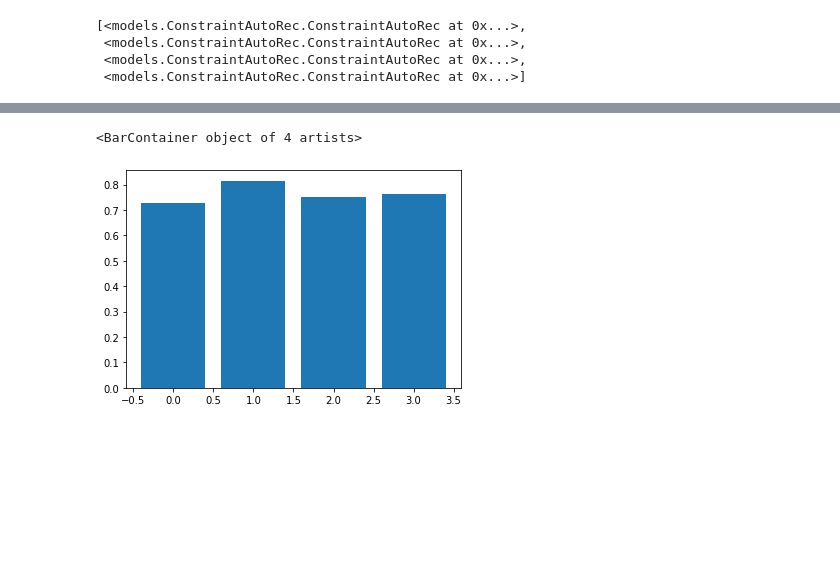
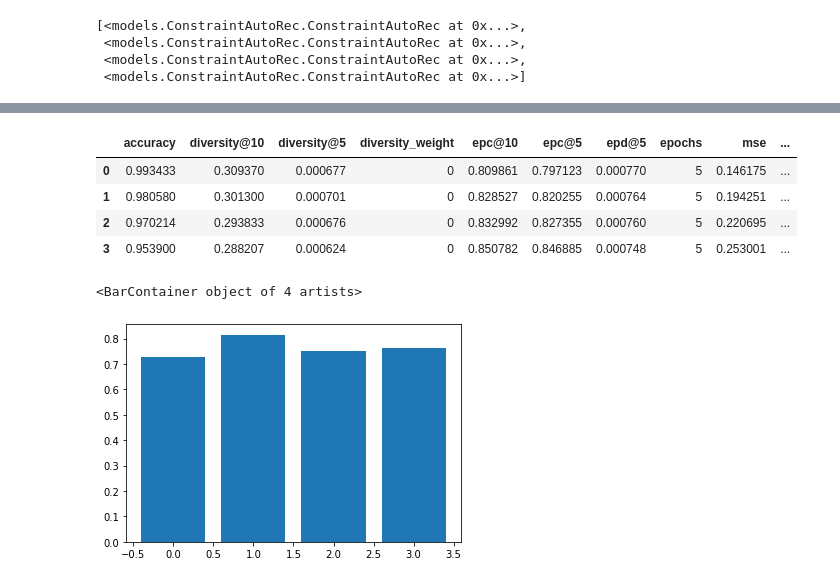
Before and after one commit to HennerM/rs-ml-with-constraints, a Jupyter notebook: EvaluationNotebook.ipynb, the cells around one changed output, grey strips where cells are left out. Saved outputs shown, nothing was run; the diff lists cells and outputs as text; code cells hidden in the pictures; blank space fills up the shorter version.

Commit message:
[REFACTOR] make evaluation to class

```diff
--- a/EvaluationNotebook.ipynb
+++ b/EvaluationNotebook.ipynb
@@ -50,6 +50,7 @@ models
  <models.ConstraintAutoRec.ConstraintAutoRec at 0x...>,
  <models.ConstraintAutoRec.ConstraintAutoRec at 0x...>]
 # %%
-eval_data = evaluation.evaluate_models(models, utils.common.movie_lens)
+ev = evaluation.Evaluation(utils.common.movie_lens)
+big_eval = ev.evaluate_models(models)
 eval_data.head()
 # %% [output]
@@ -58,6 +76,14 @@ eval_data.head()
 | 1 | 0.891598 | 0.296547 | 0.147810 | 0 | 0.815188 | 0.810332 | 0.169179 | 20 | 0.237496 | ... |
 | 2 | 0.859730 | 0.269714 | 0.129205 | 0 | 0.752825 | 0.742493 | 0.164829 | 20 | 0.265736 | ... |
 | 3 | 0.822217 | 0.266285 | 0.118318 | 0 | 0.763332 | 0.748306 | 0.161816 | 20 | 0.309332 | ... |
+# %%
+big_eval
+# %% [output]
+|  | accuracy | diversity@10 | diversity@5 | diversity_weight | epc@10 | epc@5 | epd@5 | epochs | mse | ... |
+| 0 | 0.993433 | 0.309370 | 0.000677 | 0 | 0.809861 | 0.797123 | 0.000770 | 5 | 0.146175 | ... |
+| 1 | 0.980580 | 0.301300 | 0.000701 | 0 | 0.828527 | 0.820255 | 0.000764 | 5 | 0.194251 | ... |
+| 2 | 0.970214 | 0.293833 | 0.000676 | 0 | 0.832992 | 0.827355 | 0.000760 | 5 | 0.220695 | ... |
+| 3 | 0.953900 | 0.288207 | 0.000624 | 0 | 0.850782 | 0.846885 | 0.000748 | 5 | 0.253001 | ... |
 # %%
 plt.bar(eval_data.index, eval_data['epc@10'])
 # %% [output]
```
Also changed, not shown: parts of 2 cells of this notebook, 3 other files.
